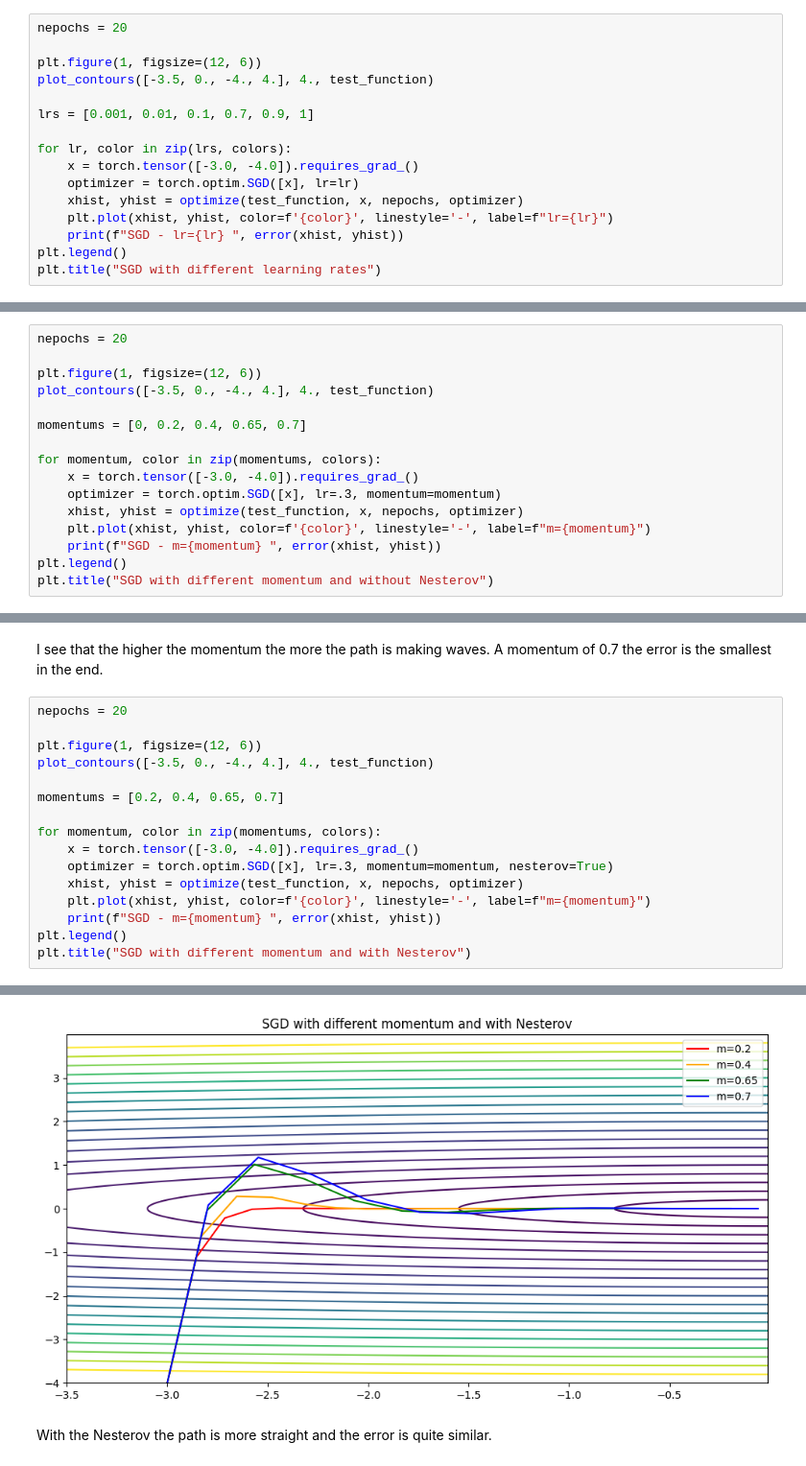
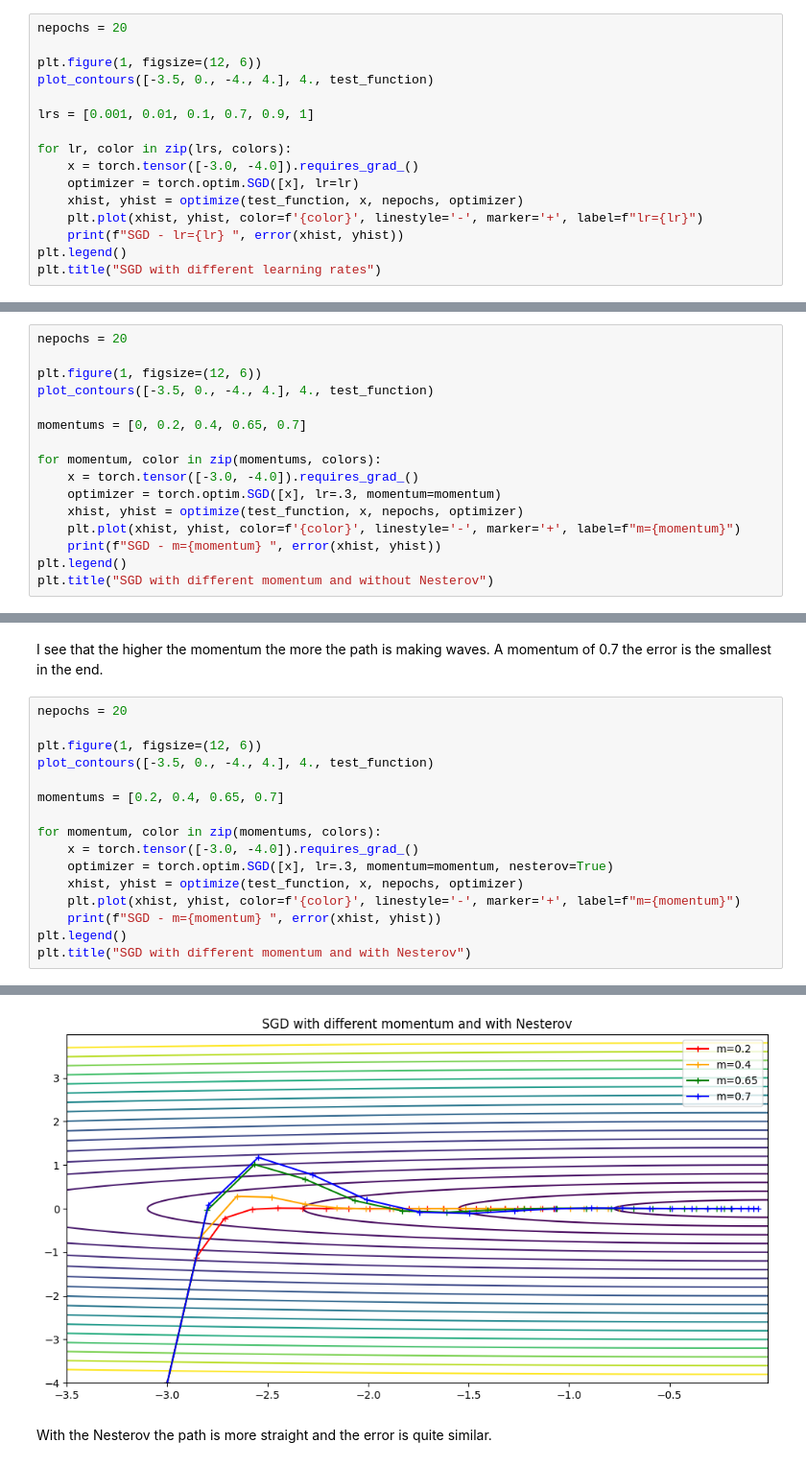
Before and after one commit to dave1b/TSM_DeLearn, a Jupyter notebook: week5/PW05_optimisers_2d_example_dave_brunner.ipynb, the cells around one changed output, grey strips where cells are left out. Shown at 96% size. Saved outputs shown, nothing was run; the diff lists cells and outputs as text.

```diff
--- a/week5/PW05_optimisers_2d_example_dave_brunner.ipynb
+++ b/week5/PW05_optimisers_2d_example_dave_brunner.ipynb
@@ -96,7 +96,7 @@ for lr, color in zip(lrs, colors):
     x = torch.tensor([-3.0, -4.0]).requires_grad_()
     optimizer = torch.optim.SGD([x], lr=lr)
     xhist, yhist = optimize(test_function, x, nepochs, optimizer)
-    plt.plot(xhist, yhist, color=f'{color}', linestyle='-', label=f"lr={lr}")
+    plt.plot(xhist, yhist, color=f'{color}', linestyle='-', marker='+', label=f"lr={lr}")
     print(f"SGD - lr={lr} ", error(xhist, yhist))
 plt.legend()
 plt.title("SGD with different learning rates")
@@ -124,7 +124,7 @@ for momentum, color in zip(momentums, colors):
     x = torch.tensor([-3.0, -4.0]).requires_grad_()
     optimizer = torch.optim.SGD([x], lr=.3, momentum=momentum)
     xhist, yhist = optimize(test_function, x, nepochs, optimizer)
-    plt.plot(xhist, yhist, color=f'{color}', linestyle='-', label=f"m={momentum}")
+    plt.plot(xhist, yhist, color=f'{color}', linestyle='-', marker='+', label=f"m={momentum}")
     print(f"SGD - m={momentum} ", error(xhist, yhist))
 plt.legend()
 plt.title("SGD with different momentum and without Nesterov")
@@ -142,26 +142,26 @@ A momentum of 0.7 the error is the smallest in the end.
 # %%
 nepochs = 20
 
 plt.figure(1, figsize=(12, 6))
 plot_contours([-3.5, 0., -4., 4.], 4., test_function)
 
 momentums = [0.2, 0.4, 0.65, 0.7]
 
 for momentum, color in zip(momentums, colors):
     x = torch.tensor([-3.0, -4.0]).requires_grad_()
     optimizer = torch.optim.SGD([x], lr=.3, momentum=momentum, nesterov=True)
     xhist, yhist = optimize(test_function, x, nepochs, optimizer)
-    plt.plot(xhist, yhist, color=f'{color}', linestyle='-', label=f"m={momentum}")
+    plt.plot(xhist, yhist, color=f'{color}', linestyle='-', marker='+', label=f"m={momentum}")
     print(f"SGD - m={momentum} ", error(xhist, yhist))
 plt.legend()
 plt.title("SGD with different momentum and with Nesterov")
 # %% [output]
 SGD - m=0.2   1.075, (-1.075,  0.000)
 SGD - m=0.4   0.750, (-0.750,  0.000)
 SGD - m=0.65   0.194, (-0.194, -0.000)
 SGD - m=0.7   0.059, (-0.059, -0.000)
 Text(0.5, 1.0, 'SGD with different momentum and with Nesterov')
-[figure, old version]
+[figure, new version]
 # %% [markdown]
 With the Nesterov the path is more straight and the error is quite similar.
 # %%
```
Also changed, not shown: parts of 5 cells of this notebook, 1 other file.
